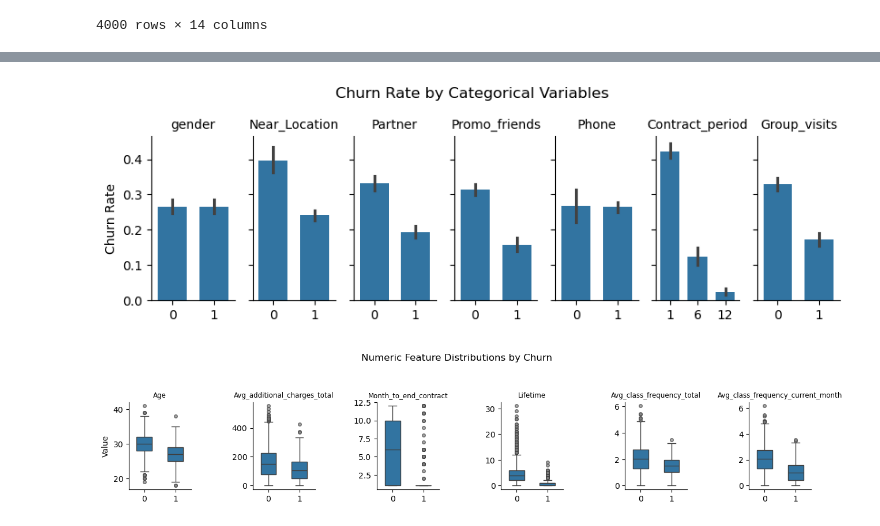
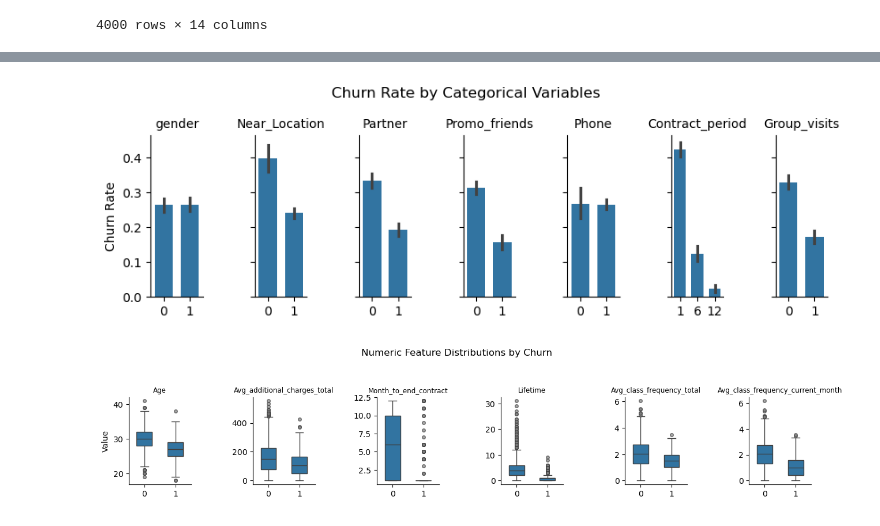
Before and after one commit to dbolotov/data_science_blog, a Jupyter notebook: gym_churn_analysis/gym_churn_analysis.ipynb, the cells around one changed output, grey strips where cells are left out. Cells and saved outputs as stored; diff of their text form; code cells hidden in the pictures.

```diff
--- a/gym_churn_analysis/gym_churn_analysis.ipynb
+++ b/gym_churn_analysis/gym_churn_analysis.ipynb
@@ -180,18 +139,18 @@ summarize(df)
 cat_vars = ["gender", "Near_Location", "Partner",  "Promo_friends", "Phone", "Contract_period", "Group_visits"]
 num_vars = ["Age", "Avg_additional_charges_total", "Month_to_end_contract", "Lifetime", "Avg_class_frequency_total", "Avg_class_frequency_current_month"]
 # %%
-# Churn rate for categorical variables
+# Plot churn rate for categorical variables, split by categories
 
 g = sns.FacetGrid(
     pd.melt(df, id_vars="Churn", value_vars=cat_vars),
     col="variable", col_wrap=7, sharey=True, sharex=False, height=3, aspect=0.4)
 g.map_dataframe(sns.barplot, x="value", y="Churn", estimator=lambda x: sum(x)/len(x), width=0.7)
 g.set_axis_labels("", "Churn Rate")
 g.set_titles("{col_name}")
 g.fig.suptitle("Churn Rate by Categorical Variables")
-g.fig.subplots_adjust(top=0.8)  # adjust to fit the title
+g.fig.subplots_adjust(top=0.8, wspace = 1)  # adjust to fit the title
 
 plt.show()
 # %% [output]
-[figure, old version]
+[figure, new version]
 # %%
```
Also changed, not shown: parts of 25 cells of this notebook.
